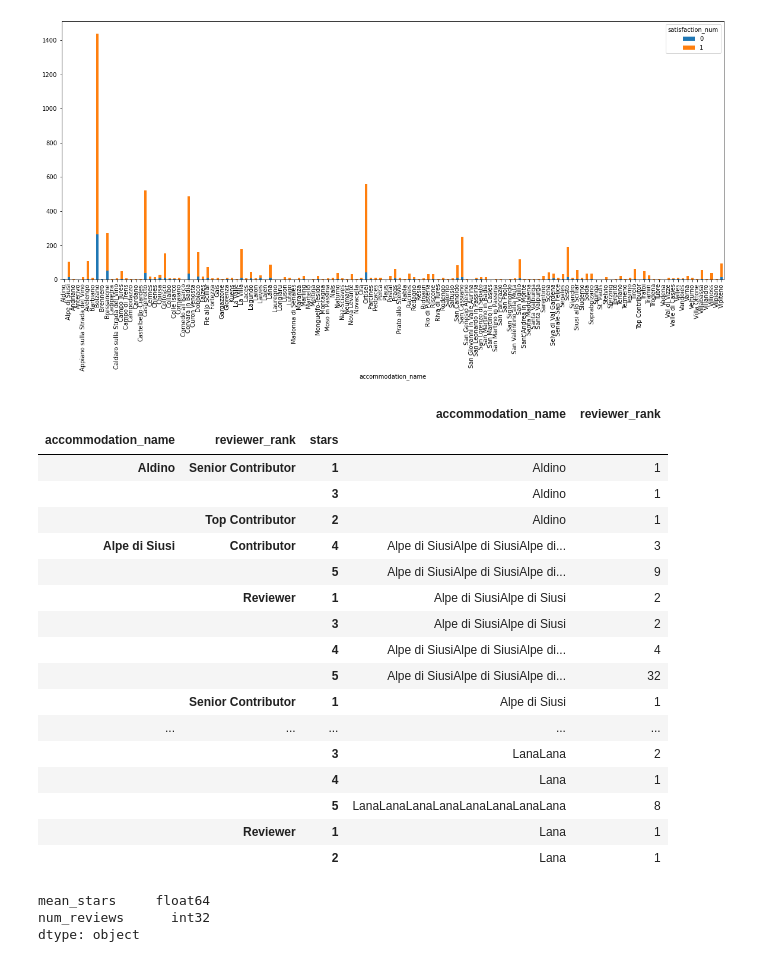
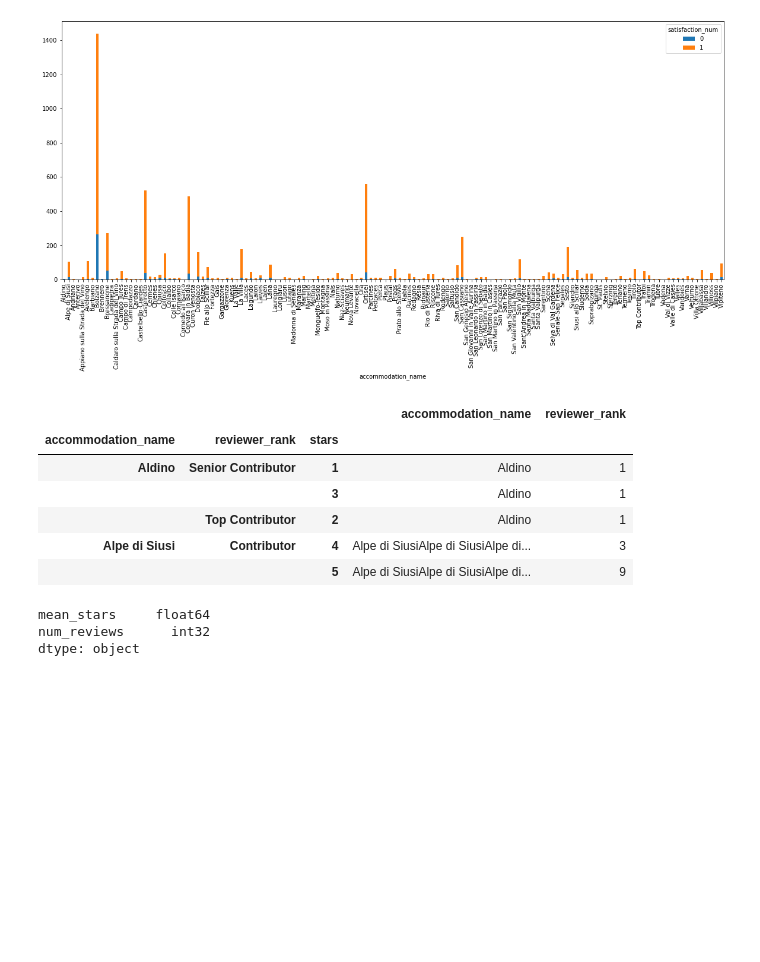
Before and after one commit to Ondrej415/Text-analysis, a Jupyter notebook: NLP hotel data.ipynb, the cells around one changed output. Drawn from its saved outputs; the diff is of its cells as text; code cells hidden in the pictures; blank space fills up the shorter version.

```diff
--- a/NLP hotel data.ipynb
+++ b/NLP hotel data.ipynb
@@ -396,26 +396,15 @@ clarity_color_table1.plot(kind="bar",
 # %%
 g = df.groupby(["accommodation_name","reviewer_rank","stars"])
 # %%
-pd.concat([g["accommodation_name"].apply(np.sum), g["reviewer_rank"].count()], axis=1)
+pd.concat([g["accommodation_name"].apply(np.sum), g["reviewer_rank"].count()], axis=1).head()
 # %% [output]
 |  |  |  | accommodation_name | reviewer_rank |
 | accommodation_name | reviewer_rank | stars |  |  |
 | Aldino | Senior Contributor | 1 | Aldino | 1 |
 |  |  | 3 | Aldino | 1 |
 |  | Top Contributor | 2 | Aldino | 1 |
 | Alpe di Siusi | Contributor | 4 | Alpe di SiusiAlpe di SiusiAlpe di... | 3 |
 |  |  | 5 | Alpe di SiusiAlpe di SiusiAlpe di... | 9 |
-|  | Reviewer | 1 | Alpe di SiusiAlpe di Siusi | 2 |
-|  |  | 3 | Alpe di SiusiAlpe di Siusi | 2 |
-|  |  | 4 | Alpe di SiusiAlpe di SiusiAlpe di... | 4 |
-|  |  | 5 | Alpe di SiusiAlpe di SiusiAlpe di... | 32 |
-|  | Senior Contributor | 1 | Alpe di Siusi | 1 |
-| ... | ... | ... | ... | ... |
-|  |  | 3 | LanaLana | 2 |
-|  |  | 4 | Lana | 1 |
-|  |  | 5 | LanaLanaLanaLanaLanaLanaLanaLana | 8 |
-|  | Reviewer | 1 | Lana | 1 |
-|  |  | 2 | Lana | 1 |
 # %%
 # Finding best accommodation
 
```
